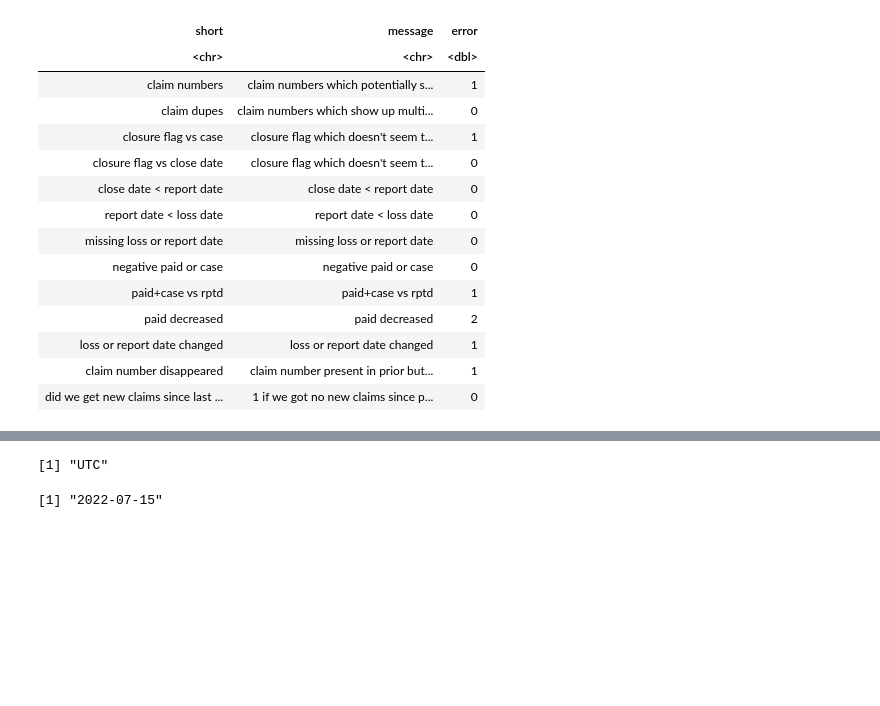
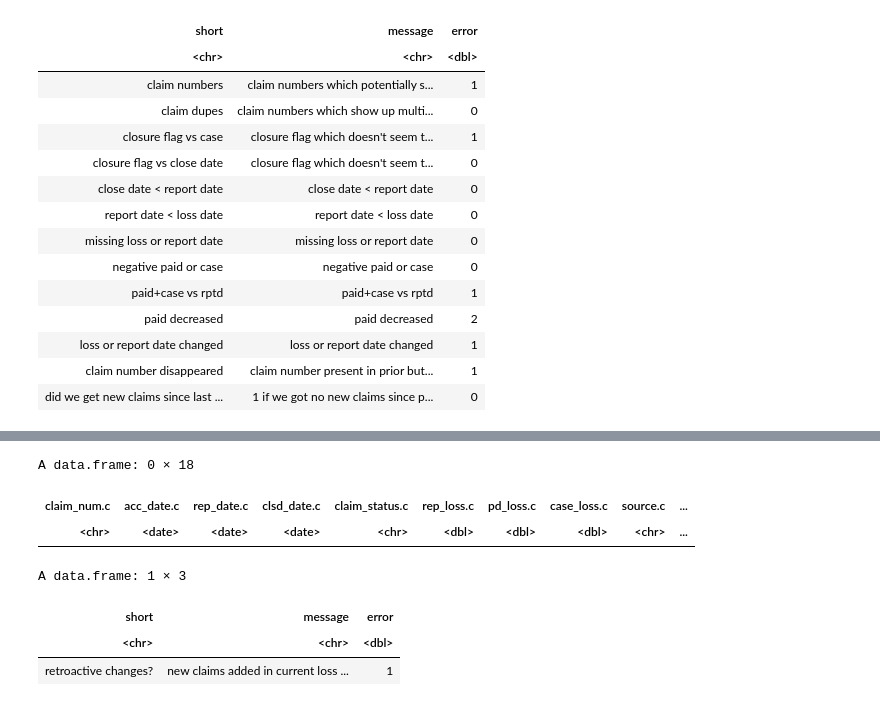
Before and after one commit to Dim-Alps-201/KP, a Jupyter notebook: loss run exercise.ipynb, the cells around one changed output, grey strips where cells are left out. Cells and saved outputs as stored; diff of their text form; code cells hidden in the pictures; blank space fills up the shorter version.

Commit message:
date errors

```diff
--- a/loss run exercise.ipynb
+++ b/loss run exercise.ipynb
@@ -673,22 +707,33 @@ A data.frame: 13 × 3
 | claim number disappeared | claim number present in prior but... | 1 |
 | did we get new claims since last ... | 1 if we got no new claims since p... | 0 |
 # %%
-##claims with report date < date of prior loss run
+##claims with a date < max date of prior loss run
 
 #I don't know the evaluation date of the prior loss run, but I'm guessing that it's <= the max date in the prior loss run
 priorEval_LB = pmax(max(p[,c("acc_date")]),max(p[,c("rep_date")]),max(coalesce(p[,c("clsd_date")],ancient)))
 priorEval_LB
 
-# T <- j[!is.na(j[["claim_num.c"]]) & is.na(j[["claim_num.p"]]),]
-# T
+ T <- j[!is.na(j[["claim_num.c"]]) & is.na(j[["claim_num.p"]]),]
+ T <- T[T[["acc_date"]]<priorEval_LB | T[["rep_date"]]<priorEval_LB | T[["clsd_date"]]<priorEval_LB,]
+ T
 
-# #create error messages
-# short = "did we get new claims since last time?"
-# message = "1 if we got no new claims since prior loss run, else 0"
-# discussion = "could be that we truly didn't have any"
-# if (nrow(T)==0) error = 1 else error = 0
+#create error messages
+short = "retroactive changes?"
+message = "new claims added in current loss run, with loss/report/close date likely prior to the evaluation date of the prior loss run"
+discussion = "could be timing issues, something else"
+if (nrow(T)==0) error = 1 else error = 0
 
-# #add errors to table
-# test_errors=rbind(test_errors,data.frame(short=short,message=message,error=error))
-# test_errors
+#add errors to table
+test_errors=rbind(test_errors,data.frame(short=short,message=message,error=error))
+test_errors
+
+#add errors to worksheet
+if (error>0) {
+    newsheet_destructive(short)
+    popsheet(short,T,short,discussion,dec0,1,1)
+    stylechange(short,dt,nrow(T)+7,3,5)
+    stylechange(short,dt,nrow(T)+7,12,14)
+    autowidth(short,,12)
+    wb_save(wb, output_path, overwrite = TRUE)
+}
 # %% [output]
@@ -696,5 +741,10 @@ priorEval_LB
-[1] "UTC"
+A data.frame: 0 × 18
+| claim_num.c | acc_date.c | rep_date.c | clsd_date.c | claim_status.c | rep_loss.c | pd_loss.c | case_loss.c | source.c | ... |
+| <chr> | <date> | <date> | <date> | <chr> | <dbl> | <dbl> | <dbl> | <chr> | ... |
-[1] "2022-07-15"
+A data.frame: 1 × 3
+| short | message | error |
+| <chr> | <chr> | <dbl> |
+| retroactive changes? | new claims added in current loss ... | 1 |
 # %%
 ##summarize errors
 
```
Also changed, not shown: parts of 2 cells of this notebook.
